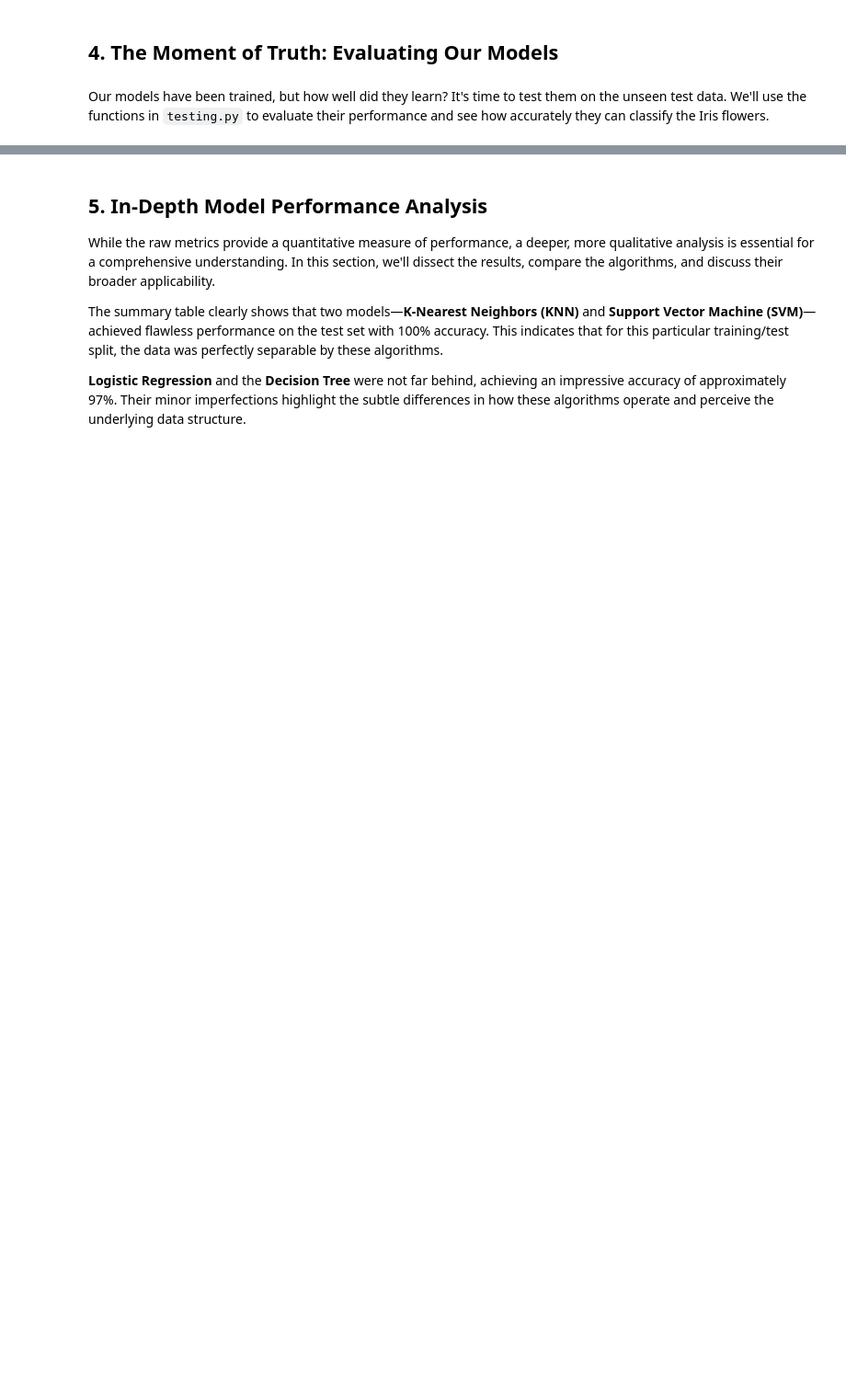
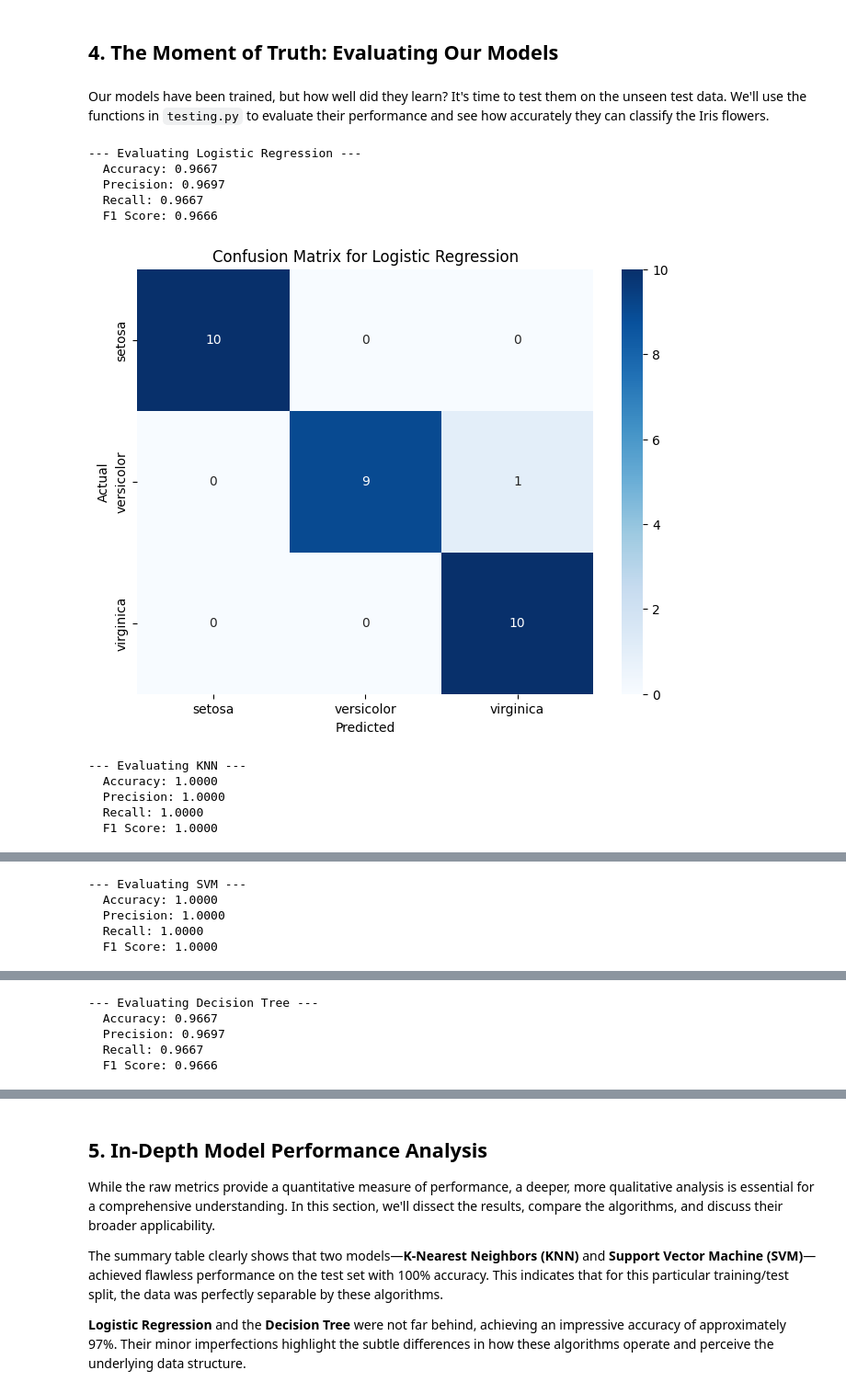
Before and after one commit to itsmhmiri/IrisClassification, a Jupyter notebook: main.ipynb, the cells around one changed output, grey strips where cells are left out. Shown at 92% size. Drawn from its saved outputs; the diff is of its cells as text; code cells hidden in the pictures; blank space fills up the shorter version.

```diff
--- a/main.ipynb
+++ b/main.ipynb
@@ -62,23 +73,34 @@ Our models have been trained, but how well did they learn? It's time to test the
 # %%
 import testing
 import pandas as pd
 
 results = {}
 iris_species = ['setosa', 'versicolor', 'virginica']
 
 for model_name, model in models_dict.items():
     print(f'--- Evaluating {model_name} ---')
     metrics = testing.evaluate_model(model)
     results[model_name] = {
         'accuracy': metrics['accuracy'],
         'precision': metrics['precision'],
         'recall': metrics['recall'],
         'f1_score': metrics['f1_score']
     }
     print(f"  Accuracy: {metrics['accuracy']:.4f}")
     print(f"  Precision: {metrics['precision']:.4f}")
     print(f"  Recall: {metrics['recall']:.4f}")
     print(f"  F1 Score: {metrics['f1_score']:.4f}")
     testing.plot_confusion_matrix(metrics['confusion_matrix'], iris_species, model_name)
-    print('
-')
+    print('')
+# %% [output]
+--- Evaluating Logistic Regression ---
+  Accuracy: 0.9667
+  Precision: 0.9697
+  Recall: 0.9667
+  F1 Score: 0.9666
+[figure, added]
+--- Evaluating KNN ---
+  Accuracy: 1.0000
+  Precision: 1.0000
+  Recall: 1.0000
+  F1 Score: 1.0000
@@ -84,0 +108,5 @@ for model_name, model in models_dict.items():
+--- Evaluating SVM ---
+  Accuracy: 1.0000
+  Precision: 1.0000
+  Recall: 1.0000
+  F1 Score: 1.0000
@@ -84,0 +114,5 @@ for model_name, model in models_dict.items():
+--- Evaluating Decision Tree ---
+  Accuracy: 0.9667
+  Precision: 0.9697
+  Recall: 0.9667
+  F1 Score: 0.9666
```
Also changed, not shown: parts of 10 cells of this notebook, 6 other files.
